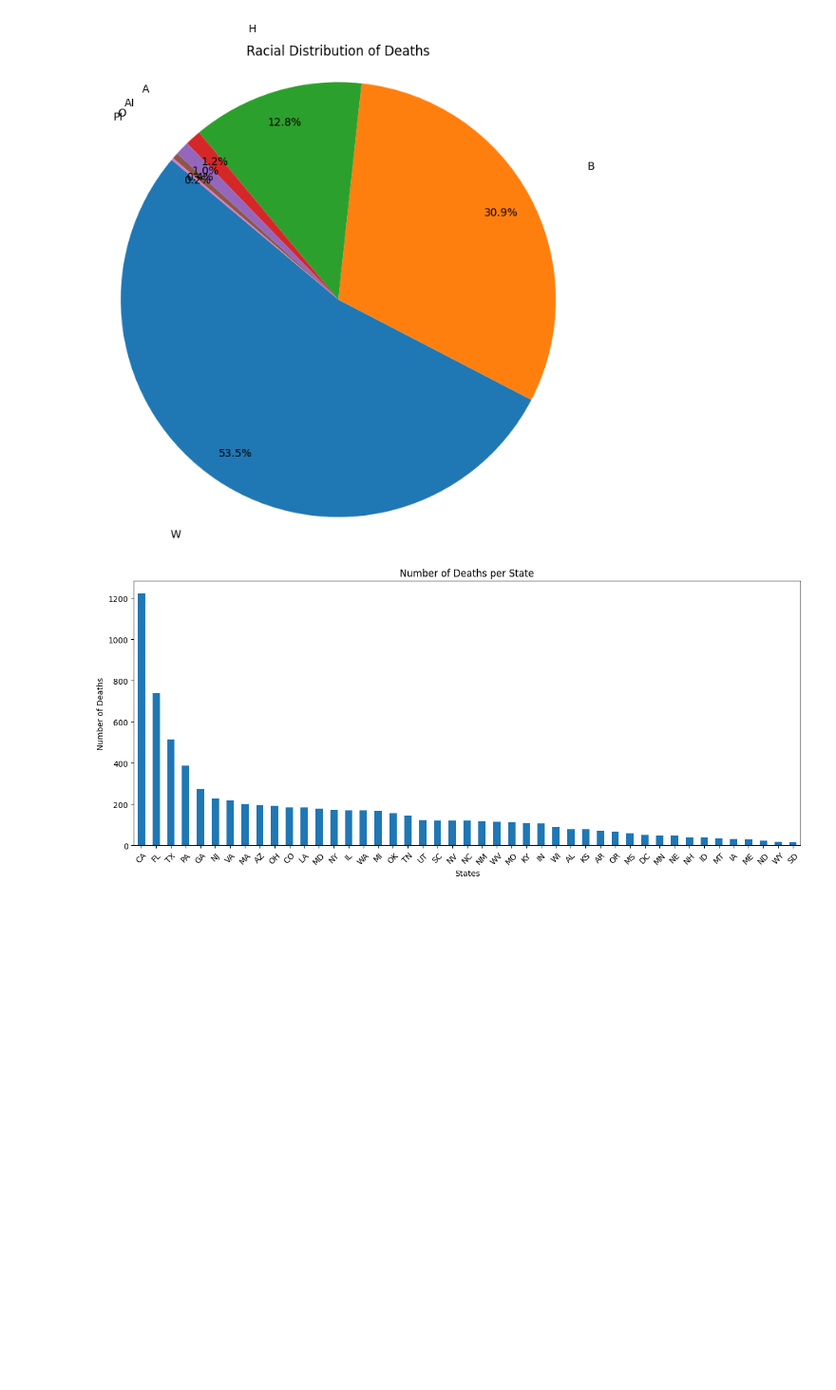
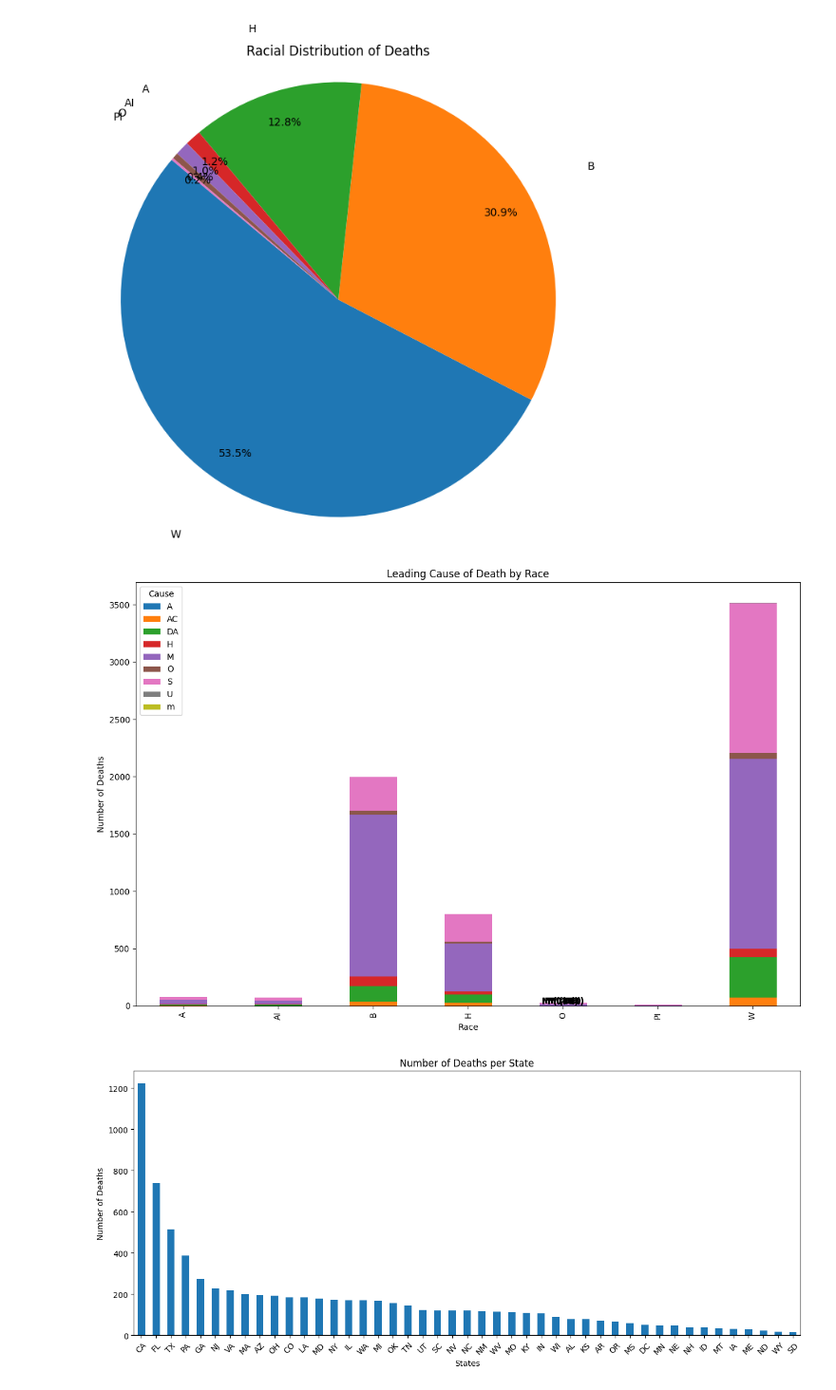
Before and after one commit to ndesai123/dgt-hum-140, a Jupyter notebook: Project.ipynb, the cells around one changed output. Shown: that part at 95% size. Drawn from its saved outputs; the diff is of its cells as text; code cells hidden in the pictures; blank space fills up the shorter version.

Commit message:
more graphs

```diff
--- a/Project.ipynb
+++ b/Project.ipynb
@@ -149,6 +149,32 @@ plt.axis('equal')
 plt.show()
 # %% [output]
 [figure]
+# %%
+race_cause_counts = df.groupby(['race', 'cause_short']).size().unstack(fill_value=0)
+leading_cause_by_race = race_cause_counts.idxmax(axis=1)
+leading_cause_counts = race_cause_counts.max(axis=1)
+
+leading_cause_summary = pd.DataFrame({
+    'Leading Cause': leading_cause_by_race,
+    'Count': leading_cause_counts
+})
+
+race_cause_counts.plot(kind='bar', stacked=True, figsize=(12, 8))
+plt.title('Leading Cause of Death by Race')
+plt.xlabel('Race')
+plt.ylabel('Number of Deaths')
+plt.legend(title='Cause')
+plt.tight_layout()
+
+for race in leading_cause_summary.index:
+    cause = leading_cause_summary.loc[race, 'Leading Cause']
+    count = leading_cause_summary.loc[race, 'Count']
+    plt.text(race_cause_counts.columns.get_loc(cause), race_cause_counts.index.get_loc(race), f'{cause} ({count})',
+             ha='center', va='bottom', color='black', fontweight='bold')
+
+plt.show()
+# %% [output]
+[figure, added]
 # %%
 state_counts = df['state'].value_counts().sort_values(ascending=False)
 
```
